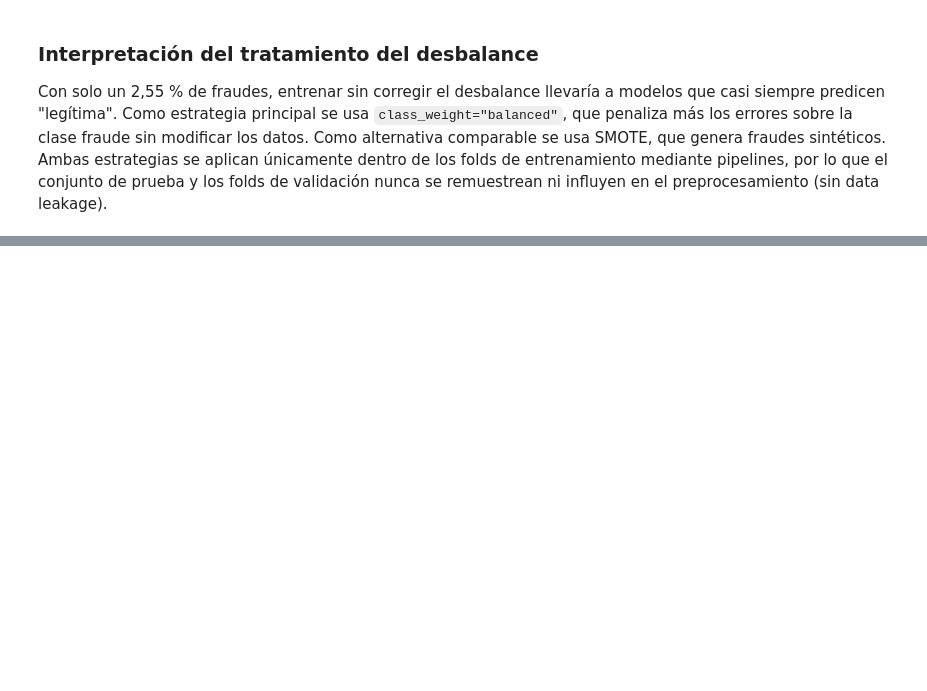
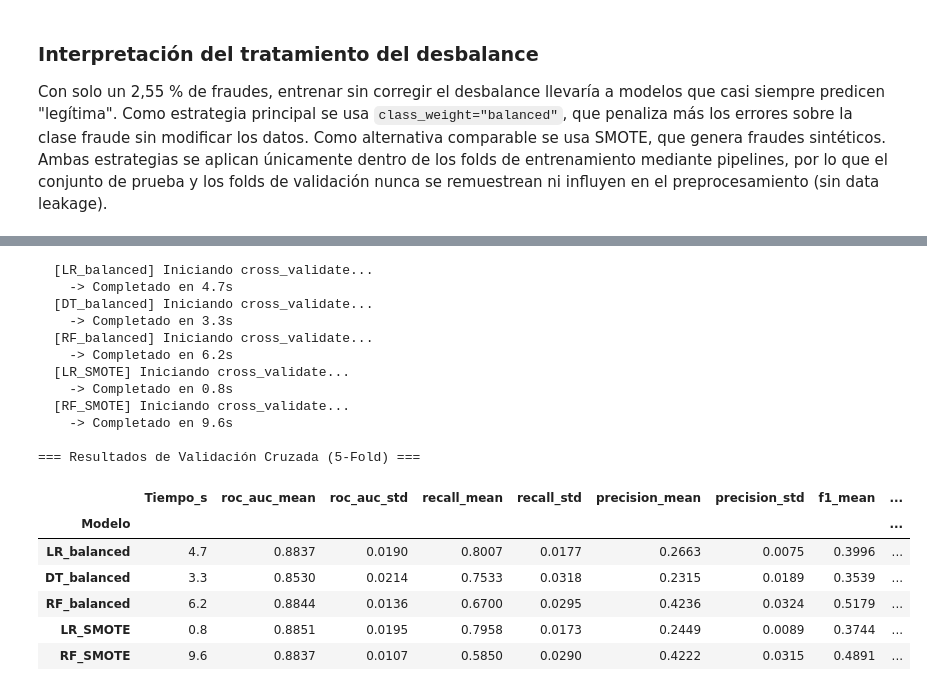
Before and after one commit to Leonardo2002AF/DETECCION_FRAUDEZ, a Jupyter notebook: fraude.ipynb, the cells around one changed output, grey strips where cells are left out. Drawn from its saved outputs; the diff is of its cells as text; code cells hidden in the pictures; blank space fills up the shorter version.

Commit message:
Fase 5: validación cruzada de modelos

```diff
--- a/fraude.ipynb
+++ b/fraude.ipynb
@@ -496,0 +501,74 @@ Con solo un 2,55 % de fraudes, entrenar sin corregir el desbalance llevaría a m
+# %%
+import time
+import numpy as np
+from sklearn.model_selection import StratifiedKFold, cross_validate
+from sklearn.linear_model import LogisticRegression
+from sklearn.tree import DecisionTreeClassifier
+from sklearn.ensemble import RandomForestClassifier
+
+# Métricas y esquema de validación cruzada estratificada
+scoring = ["roc_auc", "recall", "precision", "f1", "accuracy"]
+cv = StratifiedKFold(n_splits=5, shuffle=True, random_state=42)
+
+# Definición de las 5 configuraciones a evaluar
+configs = [
+    ("LR_balanced", construir_pipeline(
+        LogisticRegression(max_iter=1000, class_weight="balanced", random_state=42)
+    )),
+    ("DT_balanced", construir_pipeline(
+        DecisionTreeClassifier(max_depth=8, min_samples_leaf=20, class_weight="balanced", random_state=42)
+    )),
+    ("RF_balanced", construir_pipeline(
+        RandomForestClassifier(n_estimators=200, min_samples_leaf=5, class_weight="balanced_subsample", n_jobs=-1, random_state=42)
+    )),
+    ("LR_SMOTE", construir_pipeline(
+        LogisticRegression(max_iter=1000, random_state=42), usar_smote=True
+    )),
+    ("RF_SMOTE", construir_pipeline(
+        RandomForestClassifier(n_estimators=200, min_samples_leaf=5, n_jobs=-1, random_state=42), usar_smote=True
+    )),
+]
+
+# Entrenamiento con validación cruzada (solo sobre X_train / y_train)
+resultados = []
+for nombre, pipe in configs:
+    print(f"  [{nombre}] Iniciando cross_validate...")
+    t0 = time.time()
+    cv_res = cross_validate(
+        pipe, X_train, y_train,
+        cv=cv, scoring=scoring,
+        n_jobs=-1, return_train_score=False
+    )
+    elapsed = time.time() - t0
+    fila = {"Modelo": nombre, "Tiempo_s": round(elapsed, 1)}
+    for met in scoring:
+        vals = cv_res[f"test_{met}"]
+        fila[f"{met}_mean"] = round(vals.mean(), 4)
+        fila[f"{met}_std"]  = round(vals.std(),  4)
+    resultados.append(fila)
+    print(f"    -> Completado en {elapsed:.1f}s")
+
+# Tabla resumen de resultados de validación cruzada
+df_cv = pd.DataFrame(resultados).set_index("Modelo")
+print("\n=== Resultados de Validación Cruzada (5-Fold) ===\n")
+display(df_cv.round(4))
+# %% [output]
+  [LR_balanced] Iniciando cross_validate...
+    -> Completado en 4.7s
+  [DT_balanced] Iniciando cross_validate...
+    -> Completado en 3.3s
+  [RF_balanced] Iniciando cross_validate...
+    -> Completado en 6.2s
+  [LR_SMOTE] Iniciando cross_validate...
+    -> Completado en 0.8s
+  [RF_SMOTE] Iniciando cross_validate...
+    -> Completado en 9.6s
+
+=== Resultados de Validación Cruzada (5-Fold) ===
+|  | Tiempo_s | roc_auc_mean | roc_auc_std | recall_mean | recall_std | precision_mean | precision_std | f1_mean | ... |
+| Modelo |  |  |  |  |  |  |  |  | ... |
+| LR_balanced | 4.7 | 0.8837 | 0.0190 | 0.8007 | 0.0177 | 0.2663 | 0.0075 | 0.3996 | ... |
+| DT_balanced | 3.3 | 0.8530 | 0.0214 | 0.7533 | 0.0318 | 0.2315 | 0.0189 | 0.3539 | ... |
+| RF_balanced | 6.2 | 0.8844 | 0.0136 | 0.6700 | 0.0295 | 0.4236 | 0.0324 | 0.5179 | ... |
+| LR_SMOTE | 0.8 | 0.8851 | 0.0195 | 0.7958 | 0.0173 | 0.2449 | 0.0089 | 0.3744 | ... |
+| RF_SMOTE | 9.6 | 0.8837 | 0.0107 | 0.5850 | 0.0290 | 0.4222 | 0.0315 | 0.4891 | ... |
```
Also changed, not shown: parts of 2 cells of this notebook.
